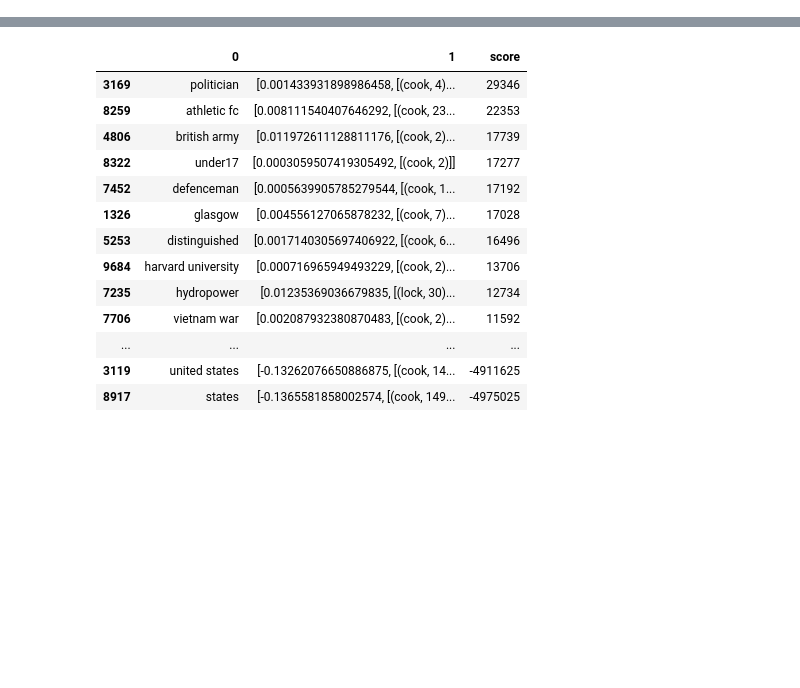
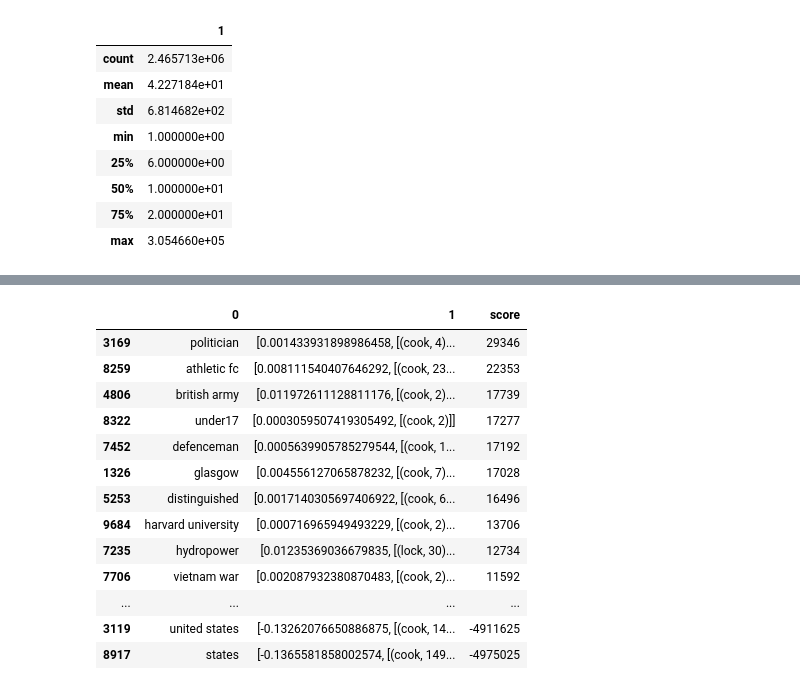
Before and after one commit to afcarl/codenames, a Jupyter notebook: Test Dict.ipynb, the cells around one changed output, grey strips where cells are left out. Saved outputs shown, nothing was run; the diff lists cells and outputs as text; code cells hidden in the pictures; blank space fills up the shorter version.

```diff
--- a/Test Dict.ipynb
+++ b/Test Dict.ipynb
@@ -16,0 +57,12 @@ freqs['north']
+# %%
+q.describe()
+# %% [output]
+|  | 1 |
+| count | 2.465713e+06 |
+| mean | 4.227184e+01 |
+| std | 6.814682e+02 |
+| min | 1.000000e+00 |
+| 25% | 6.000000e+00 |
+| 50% | 1.000000e+01 |
+| 75% | 2.000000e+01 |
+| max | 3.054660e+05 |
```
Also changed, not shown: parts of 6 cells of this notebook, 3 other files.
